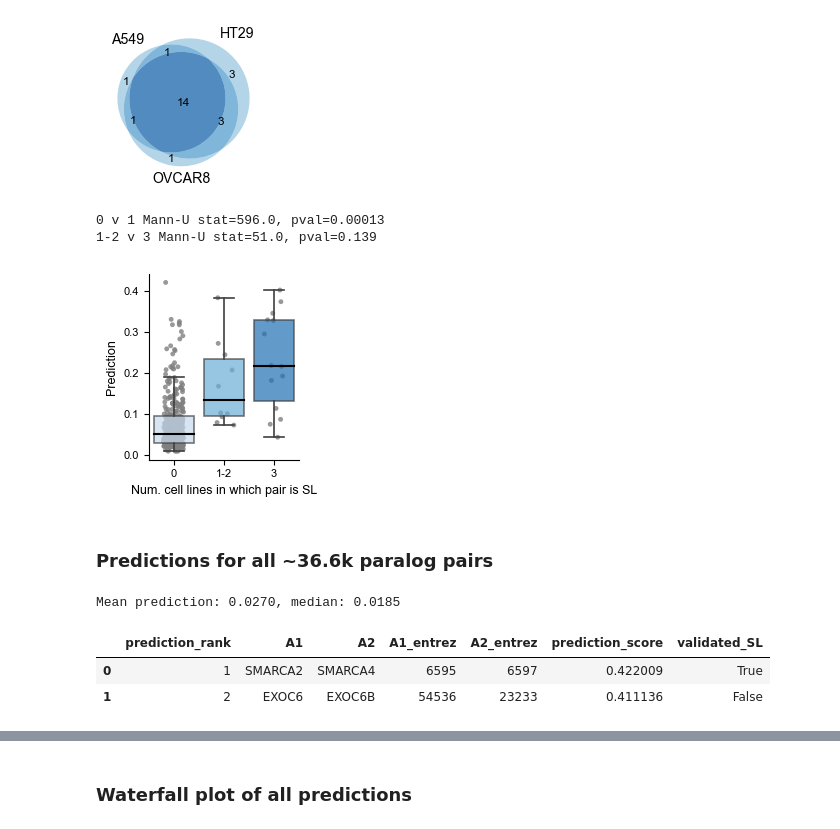
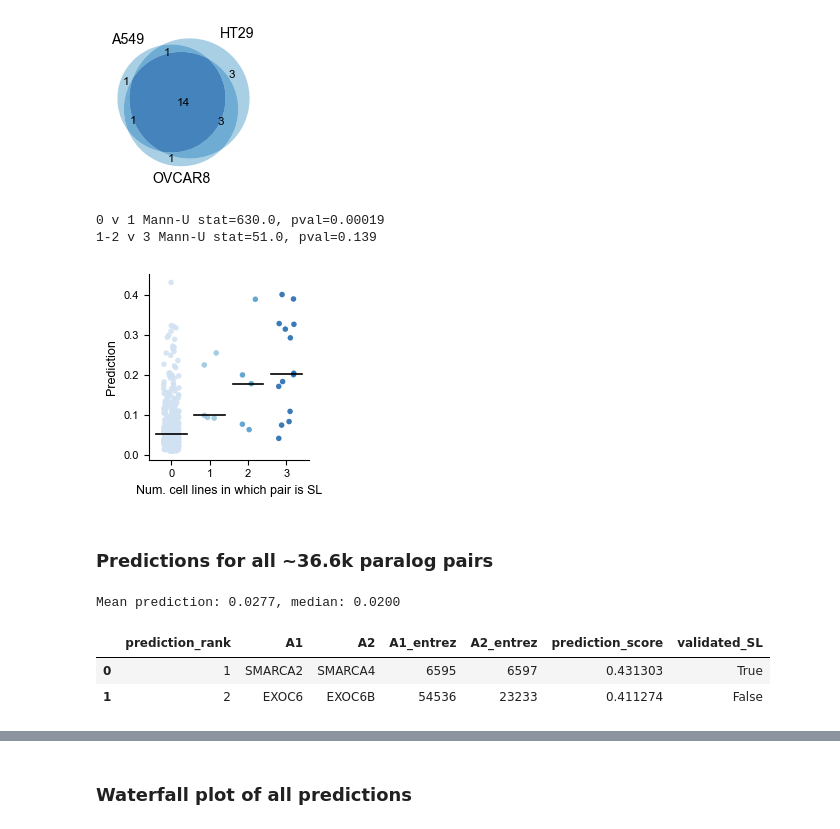
Before and after one commit to DeKegel/paralog_SL_prediction, a Jupyter notebook: 2_data_analysis/04_make_predictions.ipynb, the cells around one changed output, grey strips where cells are left out. Cells and saved outputs as stored; diff of their text form; code cells hidden in the pictures.

```diff
--- a/2_data_analysis/04_make_predictions.ipynb
+++ b/2_data_analysis/04_make_predictions.ipynb
@@ -39,7 +39,7 @@ file_features = get_local_data_path([],'feature_list.txt')
 file_feature_names = get_local_data_path([],'feature_names.txt')
 file_annot_pairs = get_local_data_path(['processed','paralog_features'], 'all_features.csv')
 file_paralog_pairs = get_local_data_path(['processed','ensembl93'], 'unique_pairs.csv')
-file_depmap_pairs = get_local_data_path(['results'], 'bronze_standard_SL_pairs_24_09_20.csv')
+file_depmap_pairs = get_local_data_path(['results'], 'bronze_standard_SL_pairs.csv')
 file_thompson_pairs = get_local_data_path(['processed', 'screen_pairs'], 'thompson_pairs.csv')
 file_dede_pairs = get_local_data_path(['processed', 'screen_pairs'], 'dede_pairs.csv')
 file_validate_SLs = get_local_data_path([], 'validated_SLs.txt')
@@ -169,12 +169,11 @@ def draw_curves(data, ypred, screen, n_SL, ax):
 # %% [markdown]
 ### Train Classifier
 # %%
-RF = RandomForestClassifier(n_estimators=600, random_state=11, max_features=11, max_depth=3, min_samples_leaf=11)
+RF = RandomForestClassifier(n_estimators=600, random_state=8, max_features=11, max_depth=3, min_samples_leaf=8)
 _ = RF.fit(depmap_pairs[features], depmap_pairs.SL)
 # %%
-# Save classifier
-# with open(file_RF_model, 'wb') as f:
-#     pickle.dump(RF, f)
+with open(file_RF_model, 'wb') as f:
+    pickle.dump(RF, f)
 # %%
 # Can also load model from file
 with open(file_RF_model, 'rb') as f:
@@ -334,21 +333,25 @@ print('1-2 v 3 Mann-U stat=%.1f, pval=%.3f' %
       (stats.mannwhitneyu(dede_predictions[(dede_predictions.n_SL>=1) & (dede_predictions.n_SL<=2)].SL_pred,
                           dede_predictions[dede_predictions.n_SL==3].SL_pred)))
 # %% [output]
-0 v 1 Mann-U stat=596.0, pval=0.00013
+0 v 1 Mann-U stat=630.0, pval=0.00019
 1-2 v 3 Mann-U stat=51.0, pval=0.139
 # %%
-f, ax = plt.subplots(1, 1, figsize=(2.2,2.5))
-# Merge n_SL for 1 and 2
-df = dede_predictions.assign(n_SL = dede_predictions['n_SL'].apply(lambda x: 1 if x==2 else x))
-sns.boxplot(y='SL_pred', x='n_SL', data=df, palette=sns.color_palette("Blues", n_colors=3), ax=ax, linewidth=1.2,
-            showfliers=False, saturation=1, boxprops=dict(alpha=0.7), medianprops=dict(linewidth=1.5, color='black'))
-sns.stripplot(y='SL_pred', x='n_SL', data=df, color='grey', ax=ax, alpha=0.8, size=3.5, zorder=0, jitter=0.2)
+f, ax = plt.subplots(1, 1, figsize=(2.3,2.5))
+
+sns.stripplot(y='SL_pred', x='n_SL', data=dede_predictions, palette=sns.color_palette("Blues", n_colors=4), ax=ax, alpha=0.85,
+              size=4, zorder=0, jitter=0.2)
+
+for tick, text in zip(ax.get_xticks(), ax.get_xticklabels()):
+        n = text.get_text()
+        median_val = dede_predictions[dede_predictions['n_SL']==int(n)].SL_pred.median()
+        median_width = 0.8
+        ax.plot([tick-median_width/2, tick+median_width/2], [median_val, median_val], lw=1.2, color='black')
+
 ax.set_xlabel('Num. cell lines in which pair is SL'); ax.set_ylabel('Prediction')
-ax.set_xticklabels(['0','1-2','3'])
 plt.tight_layout()
-f.savefig("../figures/for_paper/dede_boxplots.svg", bbox_inches="tight", dpi=300)
+#f.savefig("../figures/for_paper/dede_boxplots.svg", bbox_inches="tight", dpi=300)
 # %% [output]
-[figure, old version]
+[figure, new version]
 # %% [markdown]
 ### Predictions for all ~36.6k paralog pairs
 # %%
@@ -371,10 +374,10 @@ assert(all_predictions[all_predictions.validated_SL==True].shape[0] == 12)
 
 all_predictions[:2]
 # %% [output]
-Mean prediction: 0.0270, median: 0.0185
+Mean prediction: 0.0277, median: 0.0200
 |  | prediction_rank | A1 | A2 | A1_entrez | A2_entrez | prediction_score | validated_SL |
-| 0 | 1 | SMARCA2 | SMARCA4 | 6595 | 6597 | 0.422009 | True |
-| 1 | 2 | EXOC6 | EXOC6B | 54536 | 23233 | 0.411136 | False |
+| 0 | 1 | SMARCA2 | SMARCA4 | 6595 | 6597 | 0.431303 | True |
+| 1 | 2 | EXOC6 | EXOC6B | 54536 | 23233 | 0.411274 | False |
 # %%
 # Save predictions
 all_predictions.to_csv(file_all_predictions, index=0)
```
Also changed, not shown: parts of 17 cells of this notebook, 5 other files.
